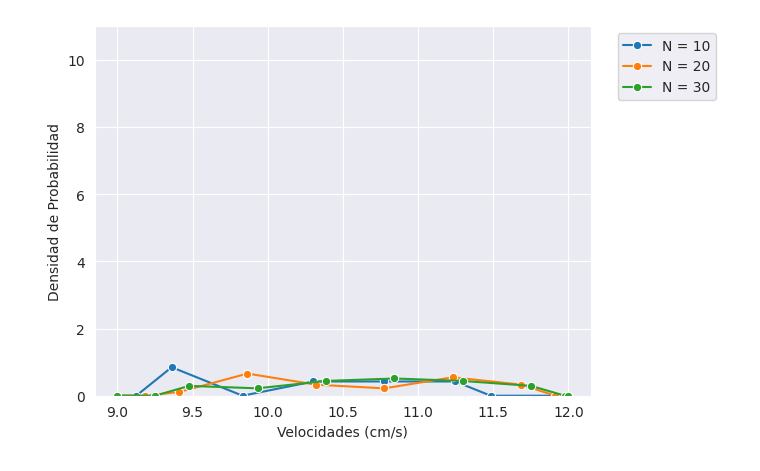
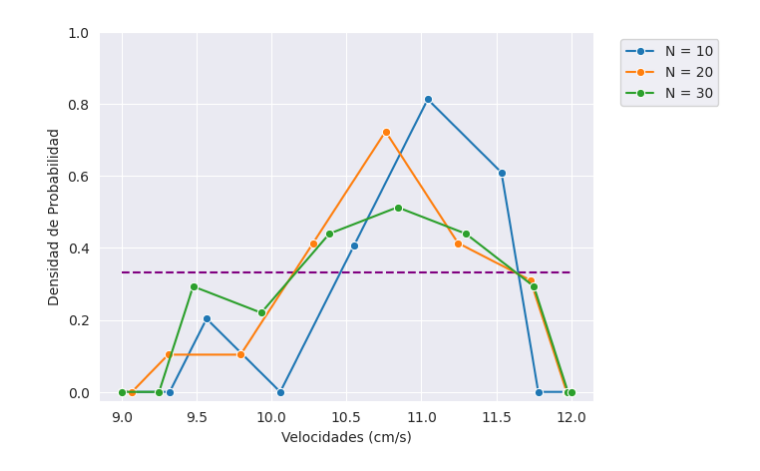
Before and after one commit to mricarte-i/2023Q2G01, a Jupyter notebook: TP4/plotters/pdf_init.ipynb, the cells around one changed output. Drawn from its saved outputs; the diff is of its cells as text; code cells hidden in the pictures.

```diff
--- a/TP4/plotters/pdf_init.ipynb
+++ b/TP4/plotters/pdf_init.ipynb
@@ -50,6 +50,11 @@ for N in pdf.keys():
 20 (area): 1.0
 30 (area): 1.0
 # %%
-plot_multiple_pdf(list(values.values()), list(pdf.values()), ["N = " + str(N) for N in pdf.keys()], ylim=(0, 11))
+import matplotlib.pyplot as plt
+import seaborn as sns
+sns.set_style("darkgrid")
+pdf_uniform = 1 / (12 -9)
+plt.plot([9,12], [pdf_uniform, pdf_uniform], linestyle="--", color="purple")
+plot_multiple_pdf(list(values.values()), list(pdf.values()), ["N = " + str(N) for N in pdf.keys()], ylim=(-0.025, 1))
 # %% [output]
-[figure, old version]
+[figure, new version]
```
Also changed, not shown: parts of 1 cell of this notebook, 1 other file.
